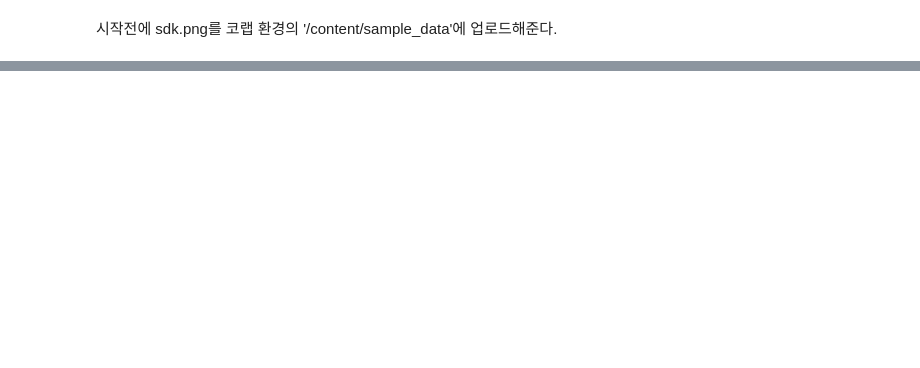
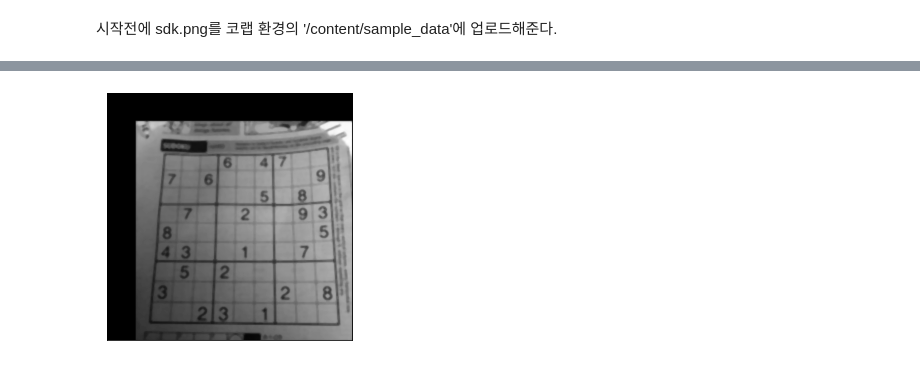
Before and after one commit to swkim01/DSAC5, a Jupyter notebook: gg-08-기하학적_변환.ipynb, the cells around one changed output, grey strips where cells are left out. Cells and saved outputs as stored; diff of their text form; code cells hidden in the pictures; blank space fills up the shorter version.

```diff
--- a/gg-08-기하학적_변환.ipynb
+++ b/gg-08-기하학적_변환.ipynb
@@ -52 +52,15 @@ plt.show()
 [figure]
+# %%
+# 변환 행렬 생성
+dx = 50
+dy = 50
+mtrx = np.float32([[1, 0, dx],
+                   [0, 1, dy]])
+# 단순 이동
+transimg = cv.warpAffine(img, mtrx, (w+dx, h+dy))
+plt.figure(figsize=(10,10))
+plt.subplot(2,2,1),plt.imshow(transimg,'gray')
+plt.xticks([]),plt.yticks([])
+plt.show()
+# %% [output]
+[figure, added]
```
Also changed, not shown: parts of 1 cell of this notebook.
